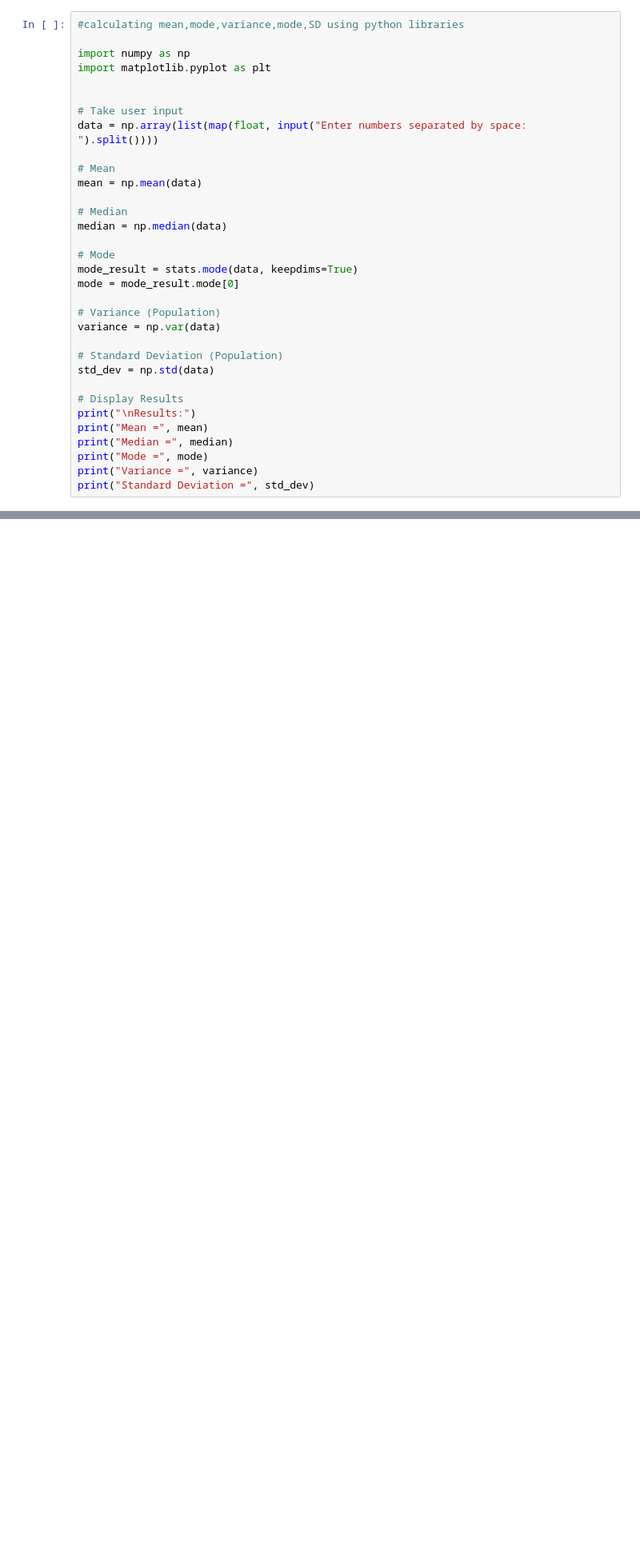
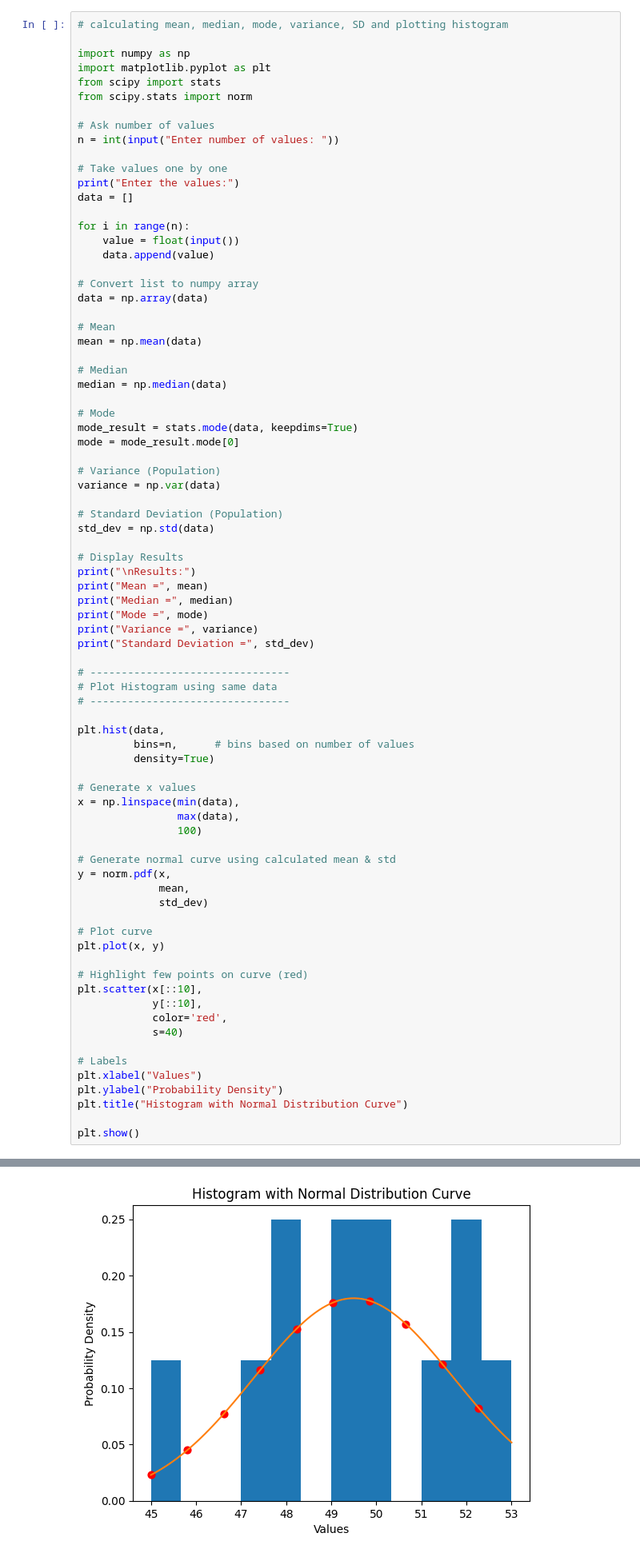
Before and after one commit to Devendra-006/Data_Science_Lab, a Jupyter notebook: Exp4.ipynb, the cells around one changed output, grey strips where cells are left out. Shown at 80% size. Saved outputs shown, nothing was run; the diff lists cells and outputs as text; blank space fills up the shorter version.

```diff
--- a/Exp4.ipynb
+++ b/Exp4.ipynb
@@ -94,12 +3,24 @@ Enter number of histogram bins: 20
 # %%
-#calculating mean,mode,variance,mode,SD using python libraries
+# calculating mean, median, mode, variance, SD and plotting histogram
 
 import numpy as np
 import matplotlib.pyplot as plt
+from scipy import stats
+from scipy.stats import norm
 
+# Ask number of values
+n = int(input("Enter number of values: "))
 
-# Take user input
-data = np.array(list(map(float, input("Enter numbers separated by space: ").split())))
+# Take values one by one
+print("Enter the values:")
+data = []
+
+for i in range(n):
+    value = float(input())
+    data.append(value)
+
+# Convert list to numpy array
+data = np.array(data)
 
 # Mean
 mean = np.mean(data)
@@ -124,4 +45,38 @@ print("Median =", median)
 print("Mode =", mode)
 print("Variance =", variance)
 print("Standard Deviation =", std_dev)
+
+# --------------------------------
+# Plot Histogram using same data
+# --------------------------------
+
+plt.hist(data,
+         bins=n,      # bins based on number of values
+         density=True)
+
+# Generate x values
+x = np.linspace(min(data),
+                max(data),
+                100)
+
+# Generate normal curve using calculated mean & std
+y = norm.pdf(x,
+             mean,
+             std_dev)
+
+# Plot curve
+plt.plot(x, y)
+
+# Highlight few points on curve (red)
+plt.scatter(x[::10],
+            y[::10],
+            color='red',
+            s=40)
+
+# Labels
+plt.xlabel("Values")
+plt.ylabel("Probability Density")
+plt.title("Histogram with Normal Distribution Curve")
+
+plt.show()
 # %% [output]
@@ -136,3 +100,4 @@ Standard Deviation = 5.402545696243577
+[figure, added]
 # %%
 #Simulate a coin toss experiment and compute probabilities.
 
```
Also changed, not shown: parts of 3 cells of this notebook.
